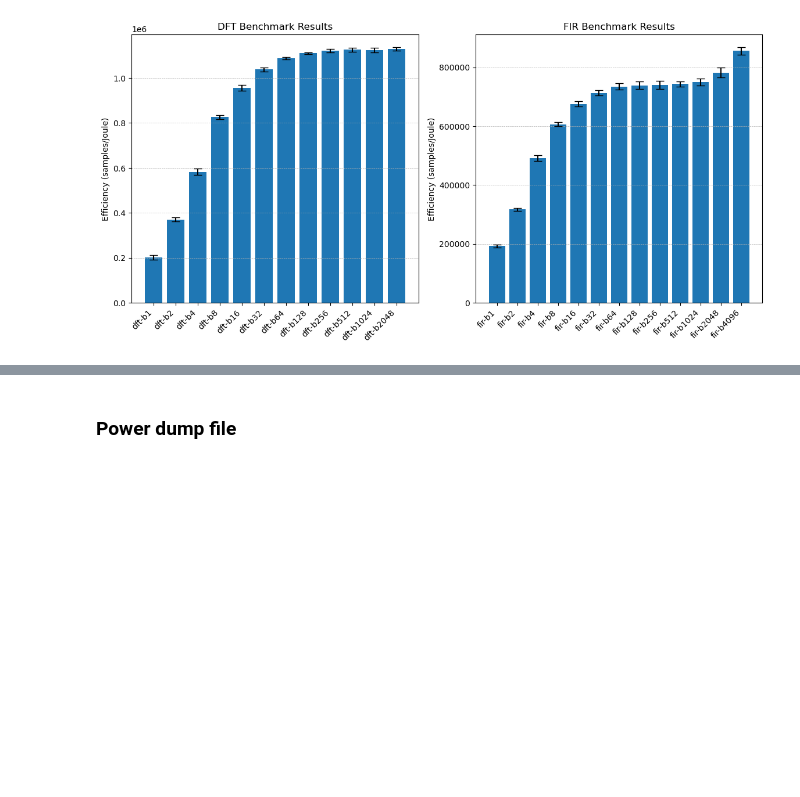
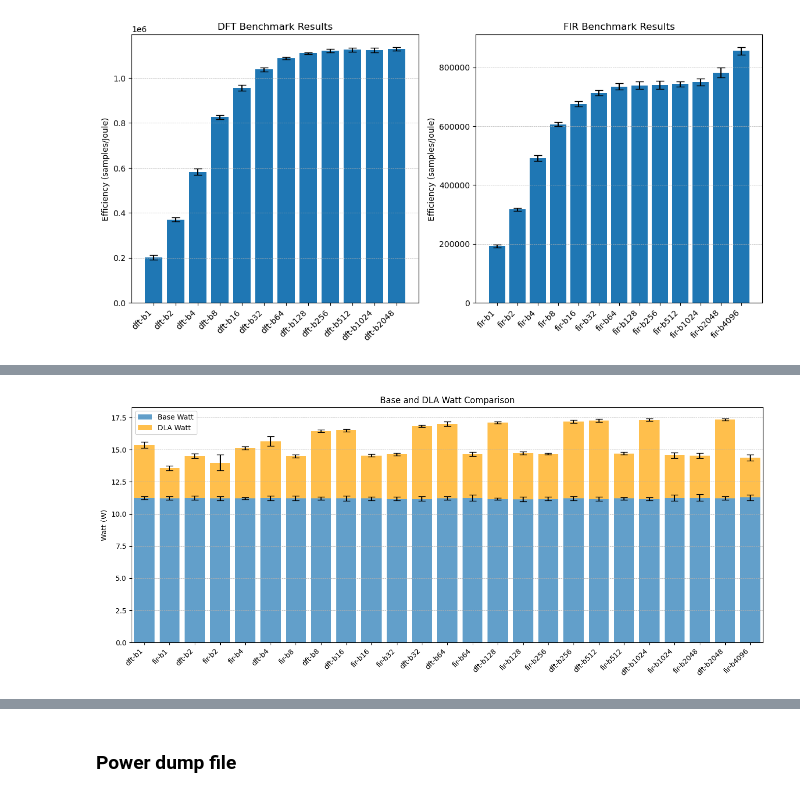
Before and after one commit to HendrikLambert/nvdla-ppf, a Jupyter notebook: analysis/analysis.ipynb, the cells around one changed output, grey strips where cells are left out. Drawn from its saved outputs; the diff is of its cells as text; code cells hidden in the pictures; blank space fills up the shorter version.

```diff
--- a/analysis/analysis.ipynb
+++ b/analysis/analysis.ipynb
@@ -387,0 +402,25 @@ plt.show()
+# %%
+# Print base watt and dla watt stacked with errors
+# Plotting all the models in one plot
+fig, ax = plt.subplots(figsize=(16, 6))
+# x = np.arange(len(sep_stats['model_short']))
+# width = 0.8
+
+# Base Watt
+ax.bar(sep_stats['model_short'], sep_stats['base_watt_mean'], yerr=sep_stats['base_watt_std'], label='Base Watt', alpha=0.7, capsize=5)
+
+# DLA Watt
+ax.bar(sep_stats['model_short'], sep_stats['dla_watt_mean'], yerr=sep_stats['dla_watt_std'], bottom=sep_stats['base_watt_mean'], label='DLA Watt', capsize=5, alpha=0.7, color='orange')
+
+ax.set_title('Base and DLA Watt Comparison')
+ax.set_ylabel('Watt (W)')
+ax.set_xticklabels(sep_stats['model_short'], rotation=45, ha='right')
+ax.grid(axis='y', linestyle='--', linewidth=0.5)
+# Limit x axis to all models
+ax.set_xlim(-0.5, len(sep_stats['model_short']) - 0.5)
+
+ax.legend()
+# plt.tight_layout()
+plt.show()
+# %% [output]
+[figure, added]
```
Also changed, not shown: parts of 7 cells of this notebook.
